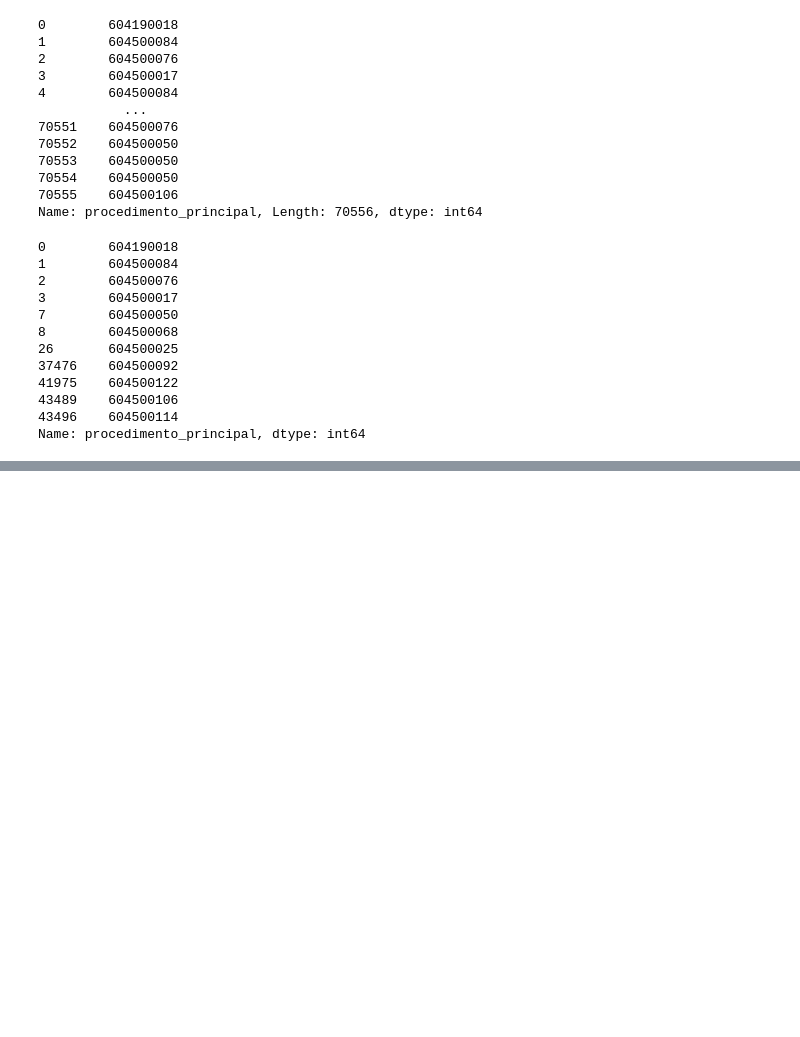
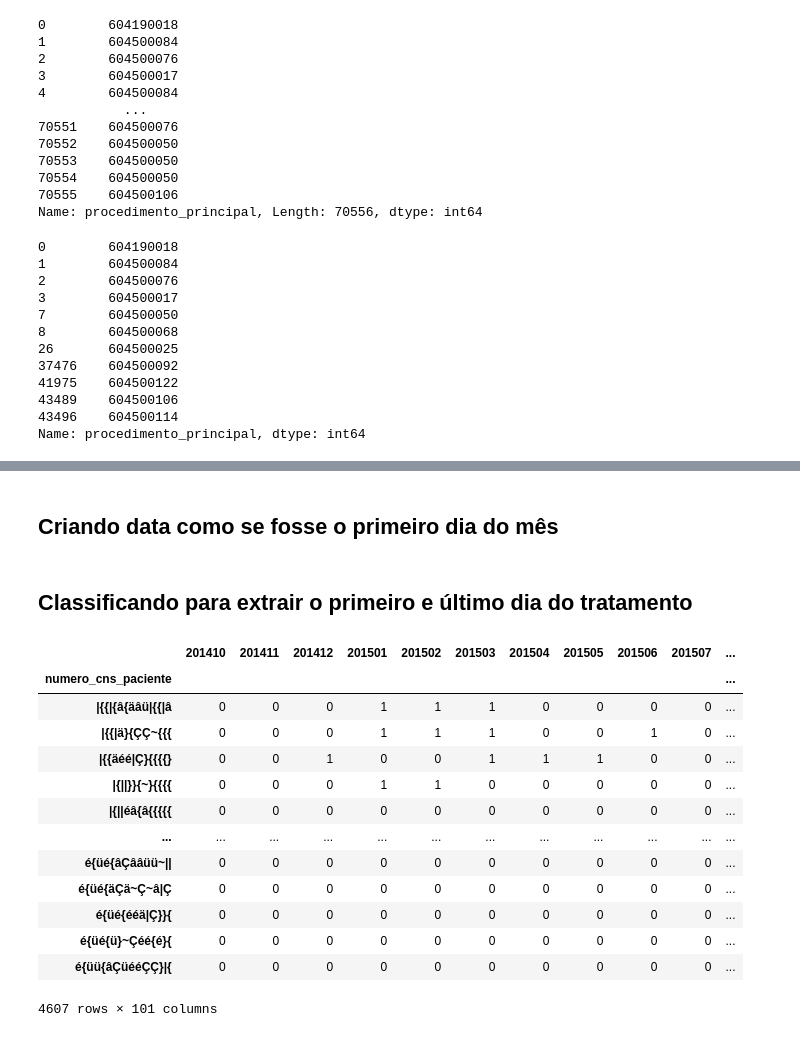
Before and after one commit to TiamatCod3/tcc-canabidiol, a Jupyter notebook: Notebooks/Tratamento_dos_Dados.ipynb, the cells around one changed output, grey strips where cells are left out. Saved outputs shown, nothing was run; the diff lists cells and outputs as text; code cells hidden in the pictures; blank space fills up the shorter version.

Commit message:
feat: trabalhando com data e hora das competências de atendimento

```diff
--- a/Notebooks/Tratamento_dos_Dados.ipynb
+++ b/Notebooks/Tratamento_dos_Dados.ipynb
@@ -203,6 +76,7 @@ rj_epilepsia_total.to_csv('/content/rj_epilepsia_total.csv', sep =';')
 # %%
 # Selecionando apenas as colunas que são interessantes para a nossa analise
 
-colunas_desejadas = ['AP_MVM', 'AP_CMP', 'AP_PRIPAL', 'AP_CNSPCN', 'AP_COIDADE', 'AP_NUIDADE', 'AP_SEXO', 'AP_RACACOR', 'AP_MUNPCN', 'AP_CEPPCN', 'AP_TPATEN', 'AP_TPAPAC', 'AP_MOTSAI', 'AP_OBITO', 'AP_ENCERR', 'AP_PERMAN', 'AP_ALTA', 'AP_TRANSF', 'AP_DTOCOR', 'AP_APACANT', 'AP_CIDCAS', 'AP_CIDPRI', 'AP_CIDSEC']
+# colunas_desejadas = ['AP_MVM', 'AP_CMP', 'AP_PRIPAL', 'AP_CNSPCN', 'AP_COIDADE', 'AP_NUIDADE', 'AP_SEXO', 'AP_RACACOR', 'AP_MUNPCN', 'AP_CEPPCN', 'AP_TPATEN', 'AP_TPAPAC', 'AP_MOTSAI', 'AP_OBITO', 'AP_ENCERR', 'AP_PERMAN', 'AP_ALTA', 'AP_TRANSF', 'AP_DTOCOR', 'AP_APACANT', 'AP_CIDCAS', 'AP_CIDPRI', 'AP_CIDSEC']
+colunas_desejadas = ['AP_MVM', 'AP_CMP', 'AP_PRIPAL', 'AP_CNSPCN', 'AP_COIDADE', 'AP_NUIDADE', 'AP_DTSOLIC','AP_SEXO', 'AP_RACACOR', 'AP_MUNPCN', 'AP_CEPPCN', 'AP_TPATEN', 'AP_TPAPAC', 'AP_MOTSAI', 'AP_OBITO', 'AP_ENCERR', 'AP_PERMAN', 'AP_ALTA', 'AP_TRANSF', 'AP_DTOCOR', 'AP_APACANT', 'AP_CIDCAS', 'AP_CIDPRI', 'AP_CIDSEC']
 rj_epilepsia_total = pd.DataFrame(rj_epilepsia_total[colunas_desejadas])
 rj_epilepsia_total
@@ -209,7 +97,8 @@ rj_epilepsia_total
 # %%
 # Renomeando as colunas
 
-novo_nome_colunas = {'AP_MVM': 'data_processamento', 'AP_CMP': 'data_atendimento_paciente', 'AP_PRIPAL': 'procedimento_principal', 'AP_CNSPCN': 'numero_cns_paciente', 'AP_COIDADE': 'codigo_idade_paciente', 'AP_NUIDADE': 'numero_idade', 'AP_SEXO': 'sexo_paciente', 'AP_RACACOR': 'raca_paciente', 'AP_MUNPCN': 'codigo_uf_municipio_residencia', 'AP_CEPPCN': 'cep_paciente', 'AP_TPATEN': 'tipo_atendimento', 'AP_TPAPAC': 'tipo_apac', 'AP_MOTSAI': 'motivo_saida_permanencia', 'AP_OBITO': 'indicador_obito', 'AP_ENCERR': 'indicador_encerramento', 'AP_PERMAN': 'indicador_permanencia', 'AP_ALTA': 'indicador_alta', 'AP_TRANSF': 'indicador_transferencia', 'AP_DTOCOR': 'data_ocorrencia', 'AP_APACANT': 'numero_apac_anterior', 'AP_CIDCAS': 'cid_causas_associadas', 'AP_CIDPRI': 'cid_principal', 'AP_CIDSEC': 'cid_sencundario'}
+# novo_nome_colunas = {'AP_MVM': 'data_processamento', 'AP_CMP': 'data_atendimento_paciente', 'AP_PRIPAL': 'procedimento_principal', 'AP_CNSPCN': 'numero_cns_paciente', 'AP_COIDADE': 'codigo_idade_paciente', 'AP_NUIDADE': 'numero_idade', 'AP_SEXO': 'sexo_paciente', 'AP_RACACOR': 'raca_paciente', 'AP_MUNPCN': 'codigo_uf_municipio_residencia', 'AP_CEPPCN': 'cep_paciente', 'AP_TPATEN': 'tipo_atendimento', 'AP_TPAPAC': 'tipo_apac', 'AP_MOTSAI': 'motivo_saida_permanencia', 'AP_OBITO': 'indicador_obito', 'AP_ENCERR': 'indicador_encerramento', 'AP_PERMAN': 'indicador_permanencia', 'AP_ALTA': 'indicador_alta', 'AP_TRANSF': 'indicador_transferencia', 'AP_DTOCOR': 'data_ocorrencia', 'AP_APACANT': 'numero_apac_anterior', 'AP_CIDCAS': 'cid_causas_associadas', 'AP_CIDPRI': 'cid_principal', 'AP_CIDSEC': 'cid_sencundario'}
+novo_nome_colunas = {'AP_DTSOLIC':'data_completa_atendimento' ,'AP_MVM': 'data_processamento', 'AP_CMP': 'data_atendimento_paciente', 'AP_PRIPAL': 'procedimento_principal', 'AP_CNSPCN': 'numero_cns_paciente', 'AP_COIDADE': 'codigo_idade_paciente', 'AP_NUIDADE': 'numero_idade', 'AP_SEXO': 'sexo_paciente', 'AP_RACACOR': 'raca_paciente', 'AP_MUNPCN': 'codigo_uf_municipio_residencia', 'AP_CEPPCN': 'cep_paciente', 'AP_TPATEN': 'tipo_atendimento', 'AP_TPAPAC': 'tipo_apac', 'AP_MOTSAI': 'motivo_saida_permanencia', 'AP_OBITO': 'indicador_obito', 'AP_ENCERR': 'indicador_encerramento', 'AP_PERMAN': 'indicador_permanencia', 'AP_ALTA': 'indicador_alta', 'AP_TRANSF': 'indicador_transferencia', 'AP_DTOCOR': 'data_ocorrencia', 'AP_APACANT': 'numero_apac_anterior', 'AP_CIDCAS': 'cid_causas_associadas', 'AP_CIDPRI': 'cid_principal', 'AP_CIDSEC': 'cid_sencundario'}
 # %%
 # Renomeando no DF
 
@@ -499,0 +394,11 @@ Name: procedimento_principal, dtype: int64
+# %% [markdown]
+## Criando data como se fosse o primeiro dia do mês
+# %%
+rj_epilepsia_total['data_atendimento'] = pd.to_datetime(rj_epilepsia_total['data_atendimento_paciente'], format='%Y%m')
+# rj_epilepsia_total
+# %% [markdown]
+## Classificando para extrair o primeiro e último dia do tratamento
+# %%
+rj_epilepsia_total = rj_epilepsia_total.sort_values(['numero_cns_paciente', 'data_atendimento'])
+primeiro_mes = rj_epilepsia_total.groupby('numero_cns_paciente')['data_atendimento'].first()
+ultimo_mes = rj_epilepsia_total.groupby('numero_cns_paciente')['data_atendimento'].last()
@@ -499,0 +407,19 @@ Name: procedimento_principal, dtype: int64
+# %%
+merged_df = pd.DataFrame({'primeiro_mes':primeiro_mes, 'ultimo_mes':ultimo_mes})
+merged_df = pd.merge(pacientes_data_atendimento, merged_df, left_index=True, right_index=True)
+merged_df
+# %% [output]
+|  | 201410 | 201411 | 201412 | 201501 | 201502 | 201503 | 201504 | 201505 | 201506 | 201507 | ... |
+| numero_cns_paciente |  |  |  |  |  |  |  |  |  |  | ... |
+| |{{|{â{äâü|{{|â | 0 | 0 | 0 | 1 | 1 | 1 | 0 | 0 | 0 | 0 | ... |
+| |{{|ä}{ÇÇ~{{{ | 0 | 0 | 0 | 1 | 1 | 1 | 0 | 0 | 1 | 0 | ... |
+| |{{äéé|Ç}{{{{} | 0 | 0 | 1 | 0 | 0 | 1 | 1 | 1 | 0 | 0 | ... |
+| |{||}}{~}{{{{ | 0 | 0 | 0 | 1 | 1 | 0 | 0 | 0 | 0 | 0 | ... |
+| |{||éâ{â{{{{{ | 0 | 0 | 0 | 0 | 0 | 0 | 0 | 0 | 0 | 0 | ... |
+| ... | ... | ... | ... | ... | ... | ... | ... | ... | ... | ... | ... |
+| é{üé{âÇââüü~|| | 0 | 0 | 0 | 0 | 0 | 0 | 0 | 0 | 0 | 0 | ... |
+| é{üé{äÇä~Ç~â|Ç | 0 | 0 | 0 | 0 | 0 | 0 | 0 | 0 | 0 | 0 | ... |
+| é{üé{ééä|Ç}}{ | 0 | 0 | 0 | 0 | 0 | 0 | 0 | 0 | 0 | 0 | ... |
+| é{üé{ü}~Çéé{é}{ | 0 | 0 | 0 | 0 | 0 | 0 | 0 | 0 | 0 | 0 | ... |
+| é{üü{âÇüééÇÇ}|{ | 0 | 0 | 0 | 0 | 0 | 0 | 0 | 0 | 0 | 0 | ... |
+4607 rows × 101 columns
```
Also changed, not shown: parts of 18 cells of this notebook, 3 other files.
